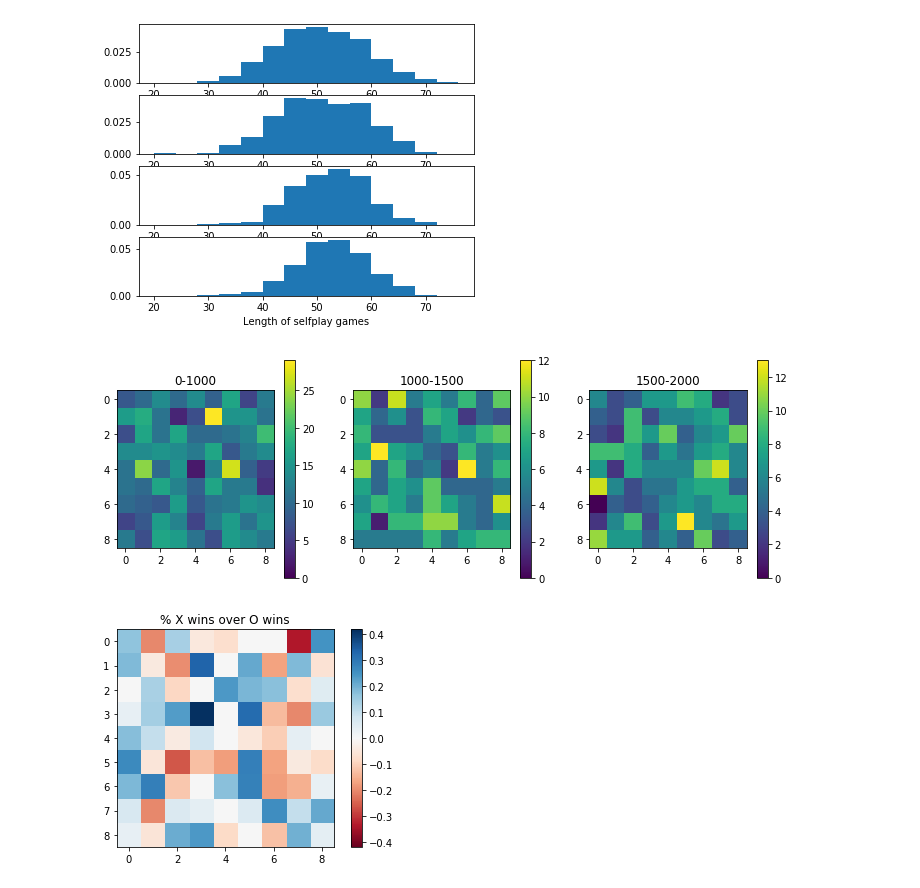
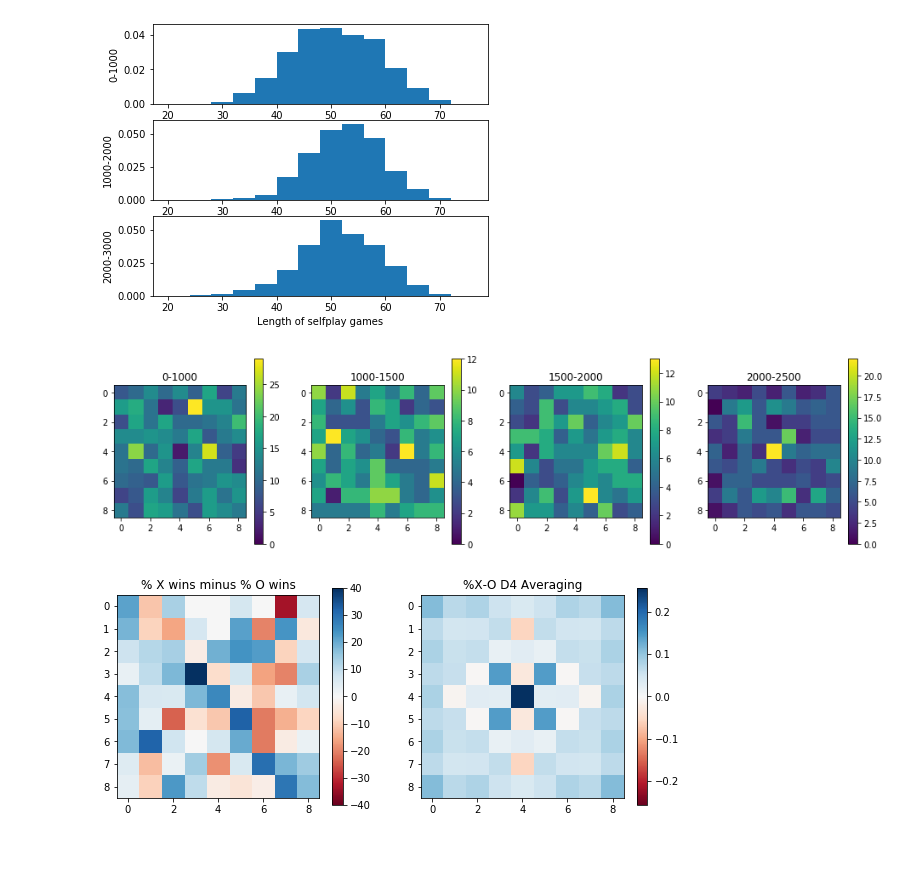
Before and after one commit to fqjin/ultimate-tictactoe, a Jupyter notebook: notebooks/Selfplay.ipynb, the cells around one changed output. Cells and saved outputs as stored; diff of their text form; code cells hidden in the pictures; blank space fills up the shorter version.

Commit message:
Add net2500 results

```diff
--- a/notebooks/Selfplay.ipynb
+++ b/notebooks/Selfplay.ipynb
@@ -46,13 +54,14 @@ plt.show()
 # %%
-n = (len(results)+499) // 500
+n = (len(results)+999) // 1000
 plt.subplots(figsize=(6,5))
 for i in range(n):
     plt.subplot(n, 1, i+1)
-    plt.hist(len_games[500*i:500*(i+1)], bins=np.arange(20, 80, 4), density=True)
+    plt.hist(len_games[1000*i:1000*(i+1)], bins=np.arange(20, 80, 4), density=True)
+    plt.ylabel(f'{1000*i}-{1000*(i+1)}')
 plt.xlabel('Length of selfplay games')
 plt.show()
 # %% [output]
-[figure, old version]
+[figure, new version]
 # %%
 def plot_first_moves(first_moves):
     grid = np.zeros((9,9))
@@ -68,19 +77,22 @@ def plot_first_moves(first_moves):
     plt.imshow(grid, vmin=0)
     plt.colorbar()
 # %%
-plt.subplots(figsize=(12, 4))
-plt.subplot(131)
+plt.subplots(figsize=(16, 4))
+plt.subplot(141)
 plot_first_moves(first_moves[:1000])
 plt.title('0-1000')
-plt.subplot(132)
+plt.subplot(142)
 plot_first_moves(first_moves[1000:1500])
 plt.title('1000-1500')
-plt.subplot(133)
+plt.subplot(143)
 plot_first_moves(first_moves[1500:2000])
 plt.title('1500-2000')
+plt.subplot(144)
+plot_first_moves(first_moves[2000:2500])
+plt.title('2000-2500')
 plt.show()
 # %% [output]
-[figure, old version]
+[figure, new version]
 # %%
 grid = np.zeros((9,9))
 gridX = np.zeros((9,9))
@@ -91,19 +103,64 @@ for move, r in zip(first_moves, results):
         gridX[move[0], move[1]] += 1
     elif r == 2:
         gridO[move[0], move[1]] += 1
-grid = (gridX - gridO) / grid
+
+grid2 = (gridX - gridO) / grid
+grid2 = torch.tensor(grid2).view(3, 3, 3, 3)
+grid2 = torch.cat(grid2.chunk(3, dim=0), dim=2)
+grid2 = torch.cat(grid2.chunk(3, dim=1), dim=3)
+grid2 = grid2.squeeze()
+grid2 *= 100
+
+plt.figure(figsize=(10, 4))
+plt.subplot(121)
+plt.imshow(grid2,
+           vmin=-grid2.abs().max(),
+           vmax=grid2.abs().max(),
+           cmap='RdBu')
+plt.colorbar()
+plt.title('% X wins minus % O wins')
+
+##########
+
+gridX = torch.tensor(gridX).view(3, 3, 3, 3)
+gridX = torch.cat(gridX.chunk(3, dim=0), dim=2)
+gridX = torch.cat(gridX.chunk(3, dim=1), dim=3)
+gridX = gridX.squeeze()
+
+gridO = torch.tensor(gridO).view(3, 3, 3, 3)
+gridO = torch.cat(gridO.chunk(3, dim=0), dim=2)
+gridO = torch.cat(gridO.chunk(3, dim=1), dim=3)
+gridO = gridO.squeeze()
 
 grid = torch.tensor(grid).view(3, 3, 3, 3)
 grid = torch.cat(grid.chunk(3, dim=0), dim=2)
 grid = torch.cat(grid.chunk(3, dim=1), dim=3)
 grid = grid.squeeze()
 
+gridX += gridX.transpose(0, 1)
+gridX += gridX.flip(0)
+gridX += gridX.flip(1)
+gridX /= 8
+
+gridO += gridO.transpose(0, 1)
+gridO += gridO.flip(0)
+gridO += gridO.flip(1)
+gridO /= 8
+
+grid += grid.transpose(0, 1)
+grid += grid.flip(0)
+grid += grid.flip(1)
+grid /= 8
+
+grid = (gridX - gridO) / grid
+
+plt.subplot(122)
 plt.imshow(grid,
            vmin=-grid.abs().max(),
            vmax=grid.abs().max(),
            cmap='RdBu')
 plt.colorbar()
-plt.title('% X wins over O wins')
+plt.title('%X-O D4 Averaging')
 plt.show()
 # %% [output]
-[figure, old version]
+[figure, new version]
```
Also changed, not shown: parts of 3 cells of this notebook, 5 other files.
